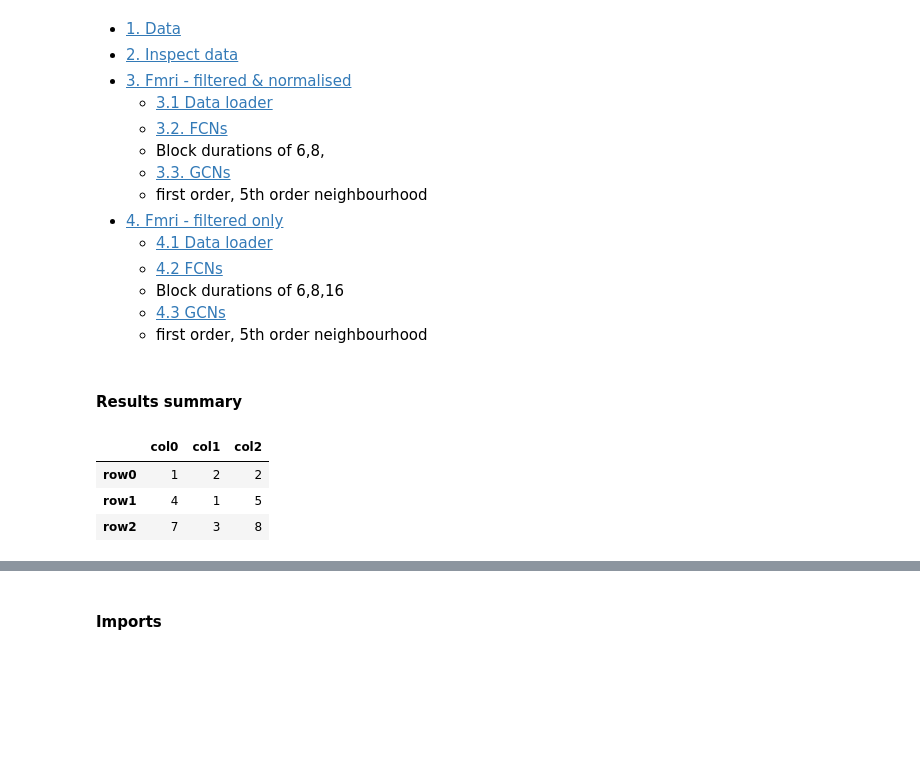
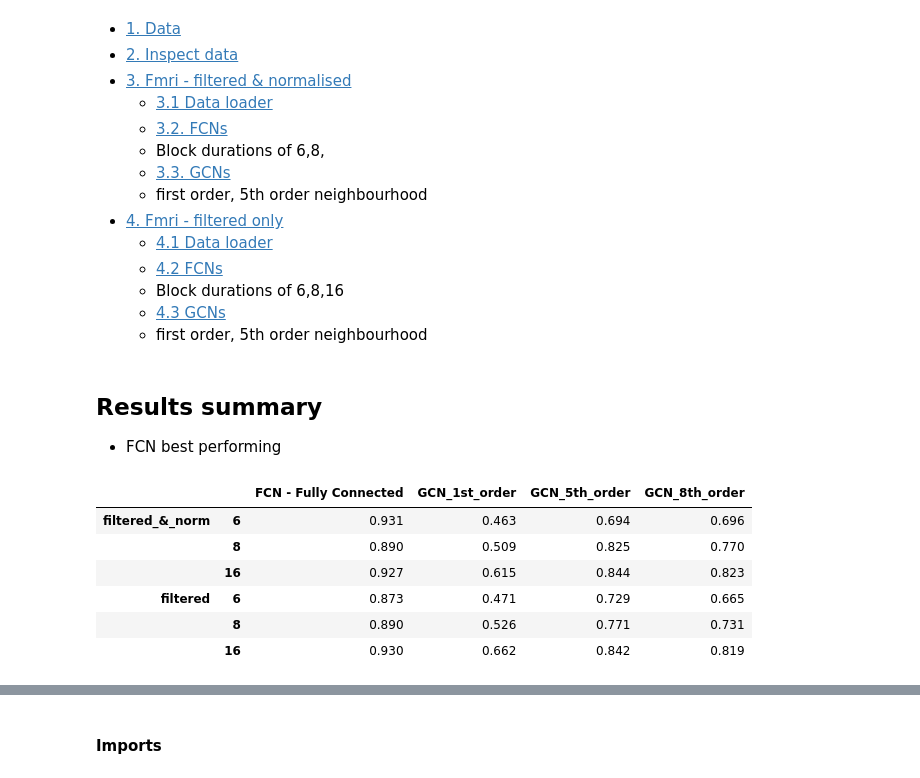
Before and after one commit to hanmacrad2/FCNs_GCNs_classify_fmri, a Jupyter notebook: 1_fmri_gcns.ipynb, the cells around one changed output, grey strips where cells are left out. Cells and saved outputs as stored; diff of their text form; code cells hidden in the pictures; blank space fills up the shorter version.

```diff
--- a/1_fmri_gcns.ipynb
+++ b/1_fmri_gcns.ipynb
@@ -23,14 +23,20 @@
     * [4.3 GCNs](#gcn2)
     - first order, 5th order neighbourhood
 # %% [markdown]
-#### Results summary
+## Results summary
+- FCN best performing
-# %%
-results = pd.DataFrame([[1, 2, 2], [4, 1, 5], [7,3, 8]],
-     index=['row0', 'row1', 'row2'],
-     columns=['col0','col1', 'col2'])
-results
-# %% [output]
-|  | col0 | col1 | col2 |
-| row0 | 1 | 2 | 2 |
-| row1 | 4 | 1 | 5 |
-| row2 | 7 | 3 | 8 |
+# %%
+#Results
+row_headers = [np.array(['filtered_&_norm','filtered_&_norm','filtered_&_norm', 'filtered', 'filtered', 'filtered']), np.array(['6','8','16','6','8','16'])]
+results = [[0.931, 0.463, 0.694, 0.696],[0.89, 0.509, 0.825, 0.770],[0.927, 0.615, 0.844, 0.823],[0.873, 0.471, 0.729, 0.665],[0.89, 0.526, 0.771, 0.731],[0.930, 0.662, 0.842, 0.819]]
+column_names = ['FCN - Fully Connected', 'GCN_1st_order', 'GCN_5th_order', 'GCN_8th_order']
+df = pd.DataFrame(results, columns= column_names, index=row_headers)
+df
+# %% [output]
+|  |  | FCN - Fully Connected | GCN_1st_order | GCN_5th_order | GCN_8th_order |
+| filtered_&_norm | 6 | 0.931 | 0.463 | 0.694 | 0.696 |
+|  | 8 | 0.890 | 0.509 | 0.825 | 0.770 |
+|  | 16 | 0.927 | 0.615 | 0.844 | 0.823 |
+| filtered | 6 | 0.873 | 0.471 | 0.729 | 0.665 |
+|  | 8 | 0.890 | 0.526 | 0.771 | 0.731 |
+|  | 16 | 0.930 | 0.662 | 0.842 | 0.819 |
```
Also changed, not shown: parts of 12 cells of this notebook.
